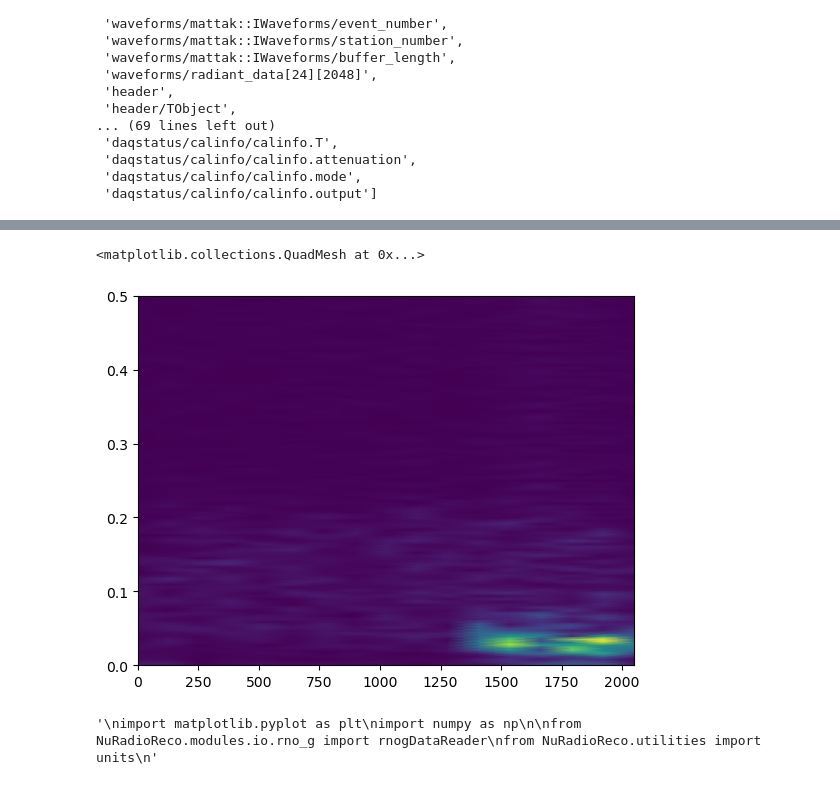
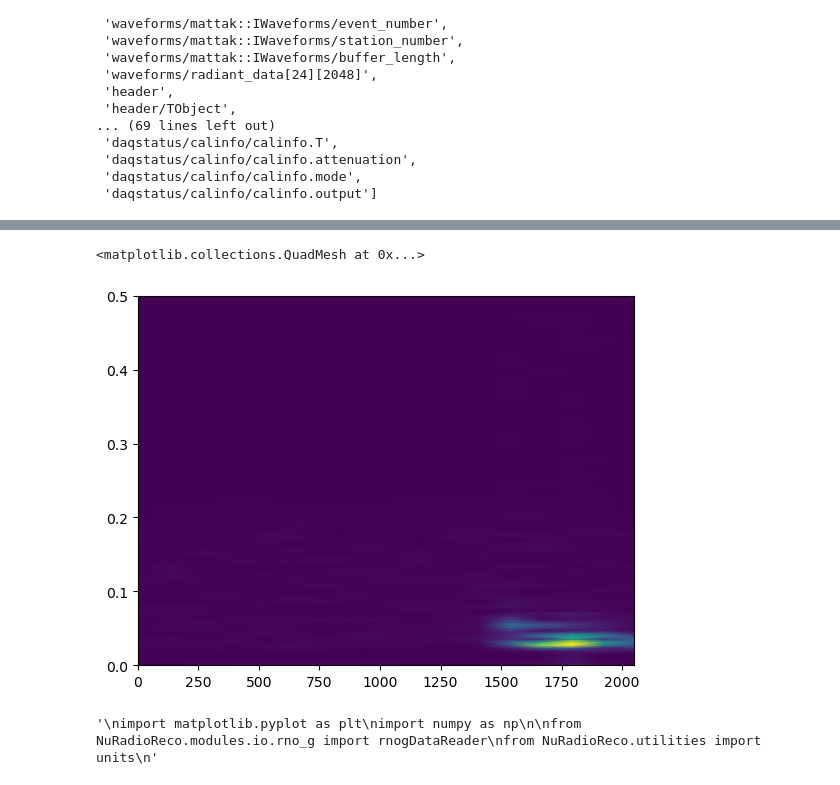
Before and after one commit to OliverSchlemper/Flights, a Jupyter notebook: combined_test.ipynb, the cells around one changed output, grey strips where cells are left out. Drawn from its saved outputs; the diff is of its cells as text; code cells hidden in the pictures.

```diff
--- a/combined_test.ipynb
+++ b/combined_test.ipynb
@@ -71,10 +80,10 @@ X, Y = np.meshgrid(x, x)
 # %%
-f, t, Zxx = stft(radiant_data[mask, :, :][5, 15, :])
+f, t, Zxx = stft(radiant_data[mask, :, :][5, 13, :])
 
 plt.pcolormesh(t, f, np.abs(Zxx), shading='gouraud')
 # %% [output]
 <matplotlib.collections.QuadMesh at 0x...>
-[figure, old version]
+[figure, new version]
 # %%
 '''
 import matplotlib.pyplot as plt
```
Also changed, not shown: parts of 3 cells of this notebook.
